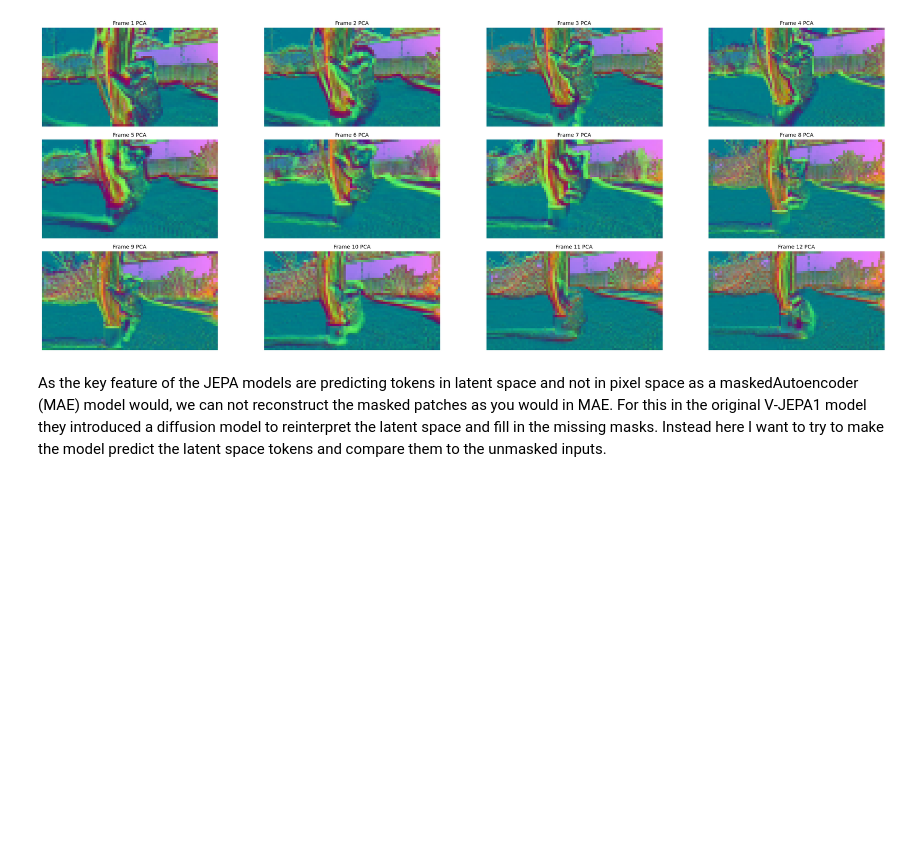
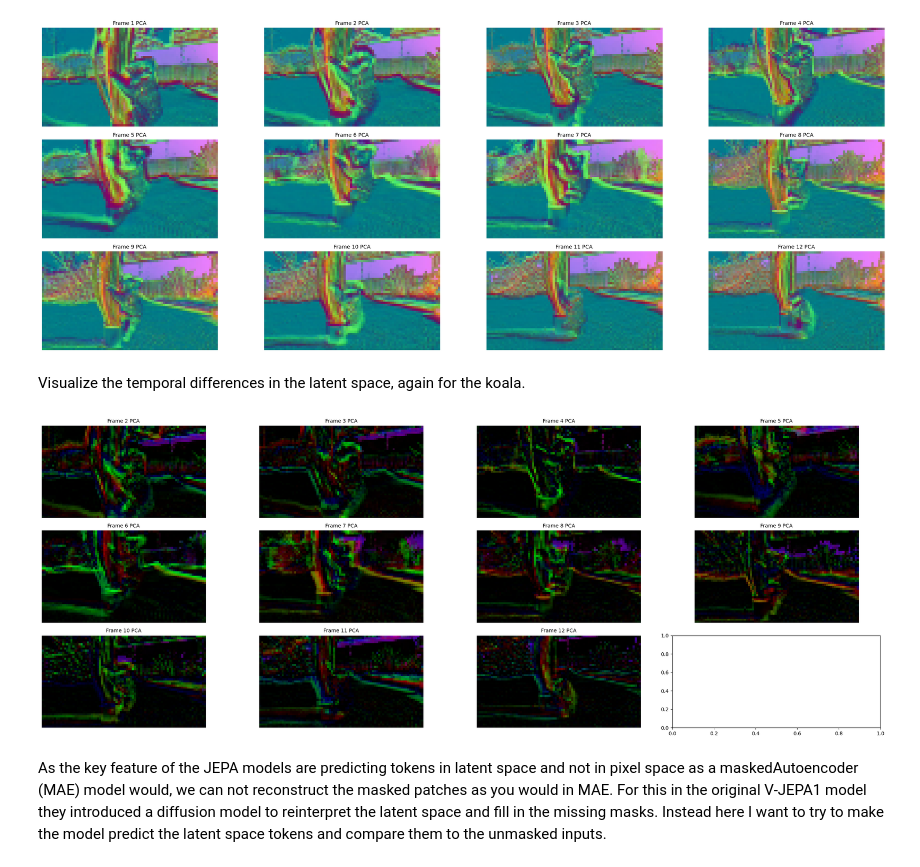
Before and after one commit to RobvanGastel/adapt-vjepa-world-model, a Jupyter notebook: Exploration.ipynb, the cells around one changed output. Saved outputs shown, nothing was run; the diff lists cells and outputs as text; code cells hidden in the pictures; blank space fills up the shorter version.

```diff
--- a/Exploration.ipynb
+++ b/Exploration.ipynb
@@ -166,7 +232,7 @@ patch_w = x_clip.shape[4] // encoder.patch_size
 patch_t = z.shape[1] // (patch_h * patch_w) # The final timesteps in the output
 
 # Preparing everything for PCA
-z = z.detach().reshape(-1, embed_dim)
+z = z.detach().reshape(-1, encoder.embed_dim)
 z.shape
 # %% [output]
 torch.Size([43200, 1024])
@@ -194,6 +260,31 @@ plt.tight_layout()
 plt.show()
 # %% [output]
 [figure]
+# %% [markdown]
+Visualize the temporal differences in the latent space, again for the koala.
+# %%
+
+cols = int(np.ceil(np.sqrt(patch_t-1)))
+rows = int(np.ceil((patch_t-1) / cols))
+fig, axes = plt.subplots(rows, cols, figsize=(6 * cols, 3 * rows))
+axes_flat = axes.flatten()
+
+# Visualize each output frame 1 by 1, the patchEmbed3D compresses 2 frames
+# to be 1 frame.
+tokens_in_frame = patch_h * patch_w
+for i in range(1, patch_t):
+    features_frame = z_pca[i * tokens_in_frame:(i+1)*tokens_in_frame].cpu().numpy()
+    rgb_frame_i_plus = z_pca[(i-1) * tokens_in_frame:(i)*tokens_in_frame].cpu().numpy()
+    rgb_frame_i = features_frame.reshape(patch_h, patch_w, 3) - rgb_frame_i_plus.reshape(patch_h, patch_w, 3)
+
+    axes_flat[i-1].imshow(np.clip(rgb_frame_i, 0, 1))
+    axes_flat[i-1].set_title(f"Frame {i+1} PCA", fontsize=10)
+    axes_flat[i-1].axis("off")
+
+plt.tight_layout()
+plt.show()
+# %% [output]
+[figure, added]
 # %% [markdown]
 As the key feature of the JEPA models are predicting tokens in latent space and not in pixel space as a maskedAutoencoder (MAE) model would, we can not reconstruct the masked patches as you would in MAE. For this in the original V-JEPA1 model they introduced a diffusion model to reinterpret the latent space and fill in the missing masks. Instead here I want to try to make the model predict the latent space tokens and compare them to the unmasked inputs.
 # %%
```
Also changed, not shown: parts of 12 cells of this notebook.
